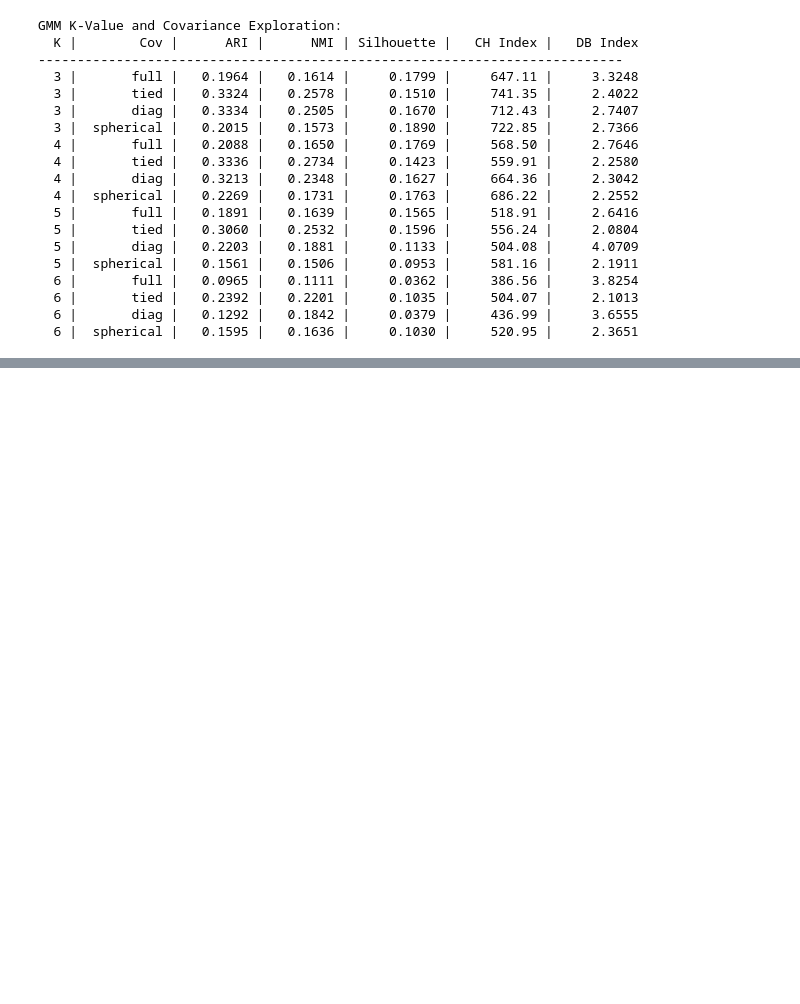
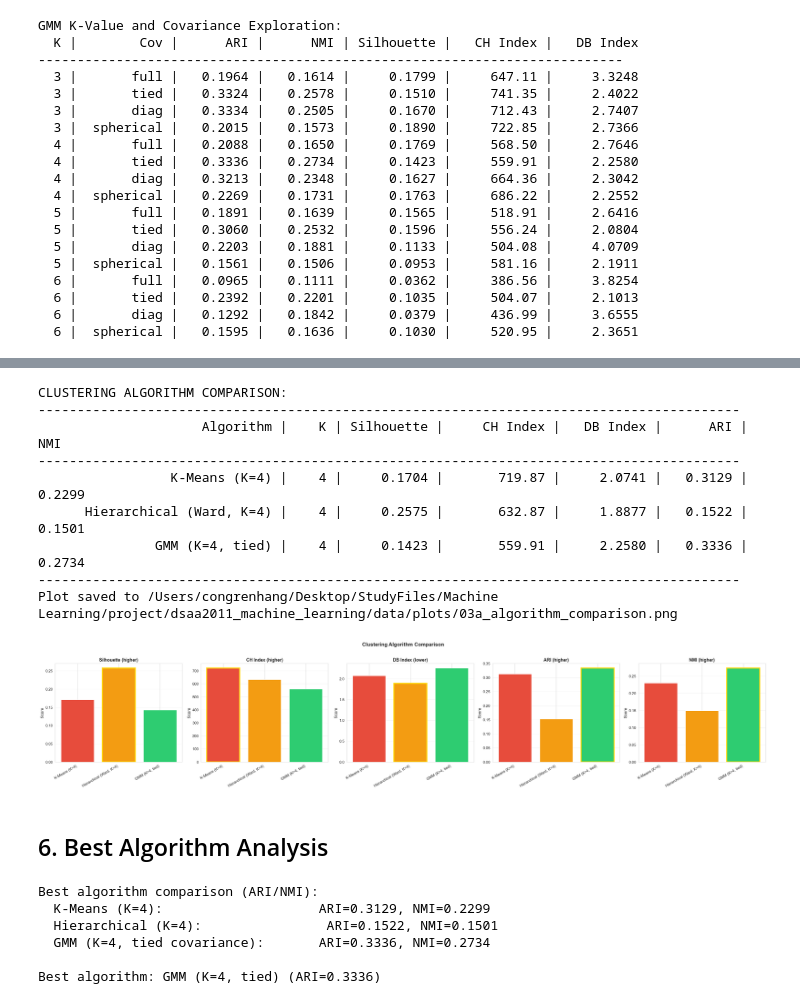
Before and after one commit to pheonix2006/dsaa2011_machine_learning, a Jupyter notebook: notebooks/03_clustering_analysis.ipynb, the cells around one changed output, grey strips where cells are left out. Cells and saved outputs as stored; diff of their text form; code cells hidden in the pictures; blank space fills up the shorter version.

```diff
--- a/notebooks/03_clustering_analysis.ipynb
+++ b/notebooks/03_clustering_analysis.ipynb
@@ -479,0 +478,70 @@ Dominant Class per Cluster:
+# %%
+# Multi-algorithm comparison (using best configurations for each algorithm)
+all_algorithms = {
+    f"K-Means (K={optimal_k})": {"labels": kmeans_labels, "metrics": kmeans_metrics, "n_clusters": optimal_k},
+    f"Hierarchical (Ward, K={best_hier_k})": {"labels": agg_labels, "metrics": agg_metrics, "n_clusters": best_hier_k},
+    f"GMM (K={gmm_k}, {best_gmm_cov})": {"labels": gmm_labels, "metrics": gmm_metrics, "n_clusters": gmm_k},
+}
+
+print("CLUSTERING ALGORITHM COMPARISON:")
+print("-" * 90)
+print(f"{'Algorithm':>30} | {'K':>4} | {'Silhouette':>10} | {'CH Index':>12} | {'DB Index':>10} | {'ARI':>8} | {'NMI':>8}")
+print("-" * 90)
+
+for alg_name, results in all_algorithms.items():
+    m = results["metrics"]
+    k = results["n_clusters"]
+    print(f"{alg_name:>30} | {k:>4} | {m.get('silhouette', 0):>10.4f} | {m.get('calinski_harabasz', 0):>12.2f} | {m.get('davies_bouldin', 0):>10.4f} | {m.get('adjusted_rand_index', 0):>8.4f} | {m.get('normalized_mutual_info', 0):>8.4f}")
+
+print("-" * 90)
+
+all_results_dict = {alg: res["metrics"] for alg, res in all_algorithms.items()}
+
+save_path = os.path.join(project_root, "data", "plots", "03a_algorithm_comparison.png")
+fig = plot_algorithm_comparison(all_results_dict, y.values, save_path=save_path)
+plt.show()
+# %% [output]
+CLUSTERING ALGORITHM COMPARISON:
+------------------------------------------------------------------------------------------
+                     Algorithm |    K | Silhouette |     CH Index |   DB Index |      ARI |      NMI
+------------------------------------------------------------------------------------------
+                 K-Means (K=4) |    4 |     0.1704 |       719.87 |     2.0741 |   0.3129 |   0.2299
+      Hierarchical (Ward, K=4) |    4 |     0.2575 |       632.87 |     1.8877 |   0.1522 |   0.1501
+               GMM (K=4, tied) |    4 |     0.1423 |       559.91 |     2.2580 |   0.3336 |   0.2734
+------------------------------------------------------------------------------------------
+Plot saved to /Users/congrenhang/Desktop/StudyFiles/Machine Learning/project/dsaa2011_machine_learning/data/plots/03a_algorithm_comparison.png
+[figure, added]
+# %% [markdown]
+## 6. Best Algorithm Analysis
+# %%
+# Best algorithm determination based on ARI and NMI
+# Compare best configurations: K-Means K=4, Hierarchical K=3, GMM K=4 (tied)
+
+print("Best algorithm comparison (ARI/NMI):")
+print(f"  K-Means (K=4):                    ARI={kmeans_metrics['adjusted_rand_index']:.4f}, NMI={kmeans_metrics['normalized_mutual_info']:.4f}")
+print(f"  Hierarchical (K=4):                ARI={agg_metrics['adjusted_rand_index']:.4f}, NMI={agg_metrics['normalized_mutual_info']:.4f}")
+print(f"  GMM (K=4, tied covariance):       ARI={gmm_metrics['adjusted_rand_index']:.4f}, NMI={gmm_metrics['normalized_mutual_info']:.4f}")
+
+# Find best
+all_aris = {
+    f"K-Means (K={optimal_k})": kmeans_metrics['adjusted_rand_index'],
+    f"Hierarchical (K={best_hier_k})": agg_metrics['adjusted_rand_index'],
+    f"GMM (K={gmm_k}, {best_gmm_cov})": gmm_metrics['adjusted_rand_index'],
+}
+best_algorithm = max(all_aris, key=all_aris.get)
+print(f"\nBest algorithm: {best_algorithm} (ARI={all_aris[best_algorithm]:.4f})")
+
+# Get best labels
+if "K-Means" in best_algorithm:
+    best_labels = kmeans_labels
+elif "Hierarchical" in best_algorithm:
+    best_labels = agg_labels
+else:
+    best_labels = gmm_labels
+# %% [output]
+Best algorithm comparison (ARI/NMI):
+  K-Means (K=4):                    ARI=0.3129, NMI=0.2299
+  Hierarchical (K=4):                ARI=0.1522, NMI=0.1501
+  GMM (K=4, tied covariance):       ARI=0.3336, NMI=0.2734
+
+Best algorithm: GMM (K=4, tied) (ARI=0.3336)
```
Also changed, not shown: parts of 5 cells of this notebook, 3 other files.
